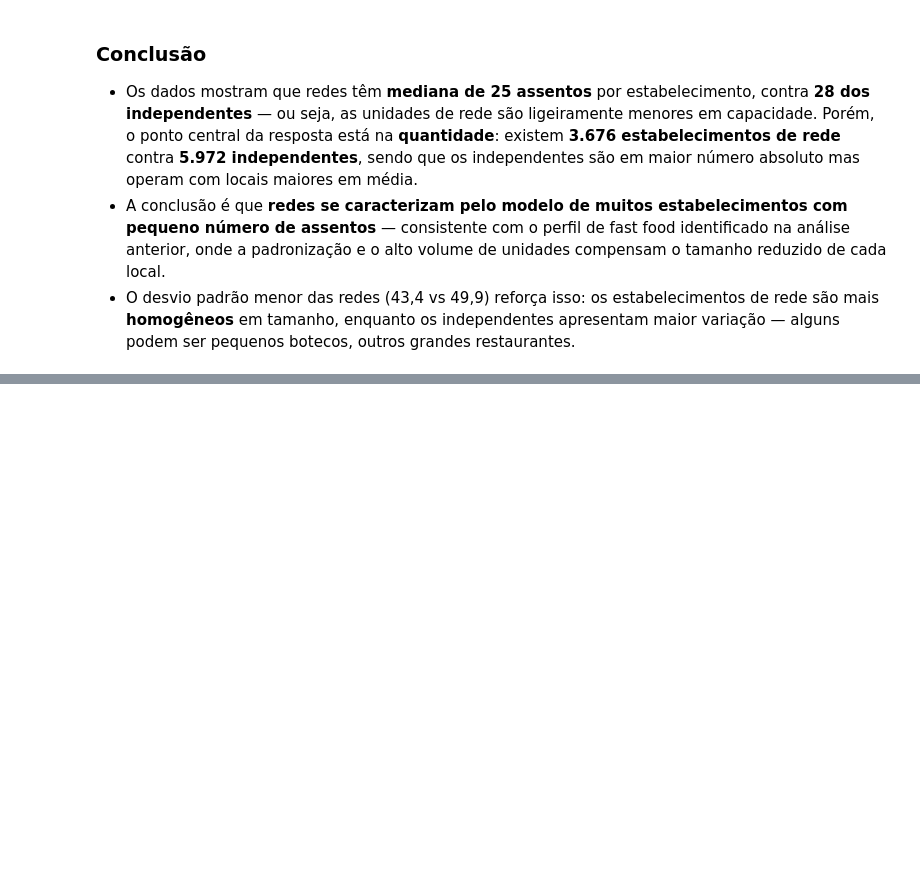
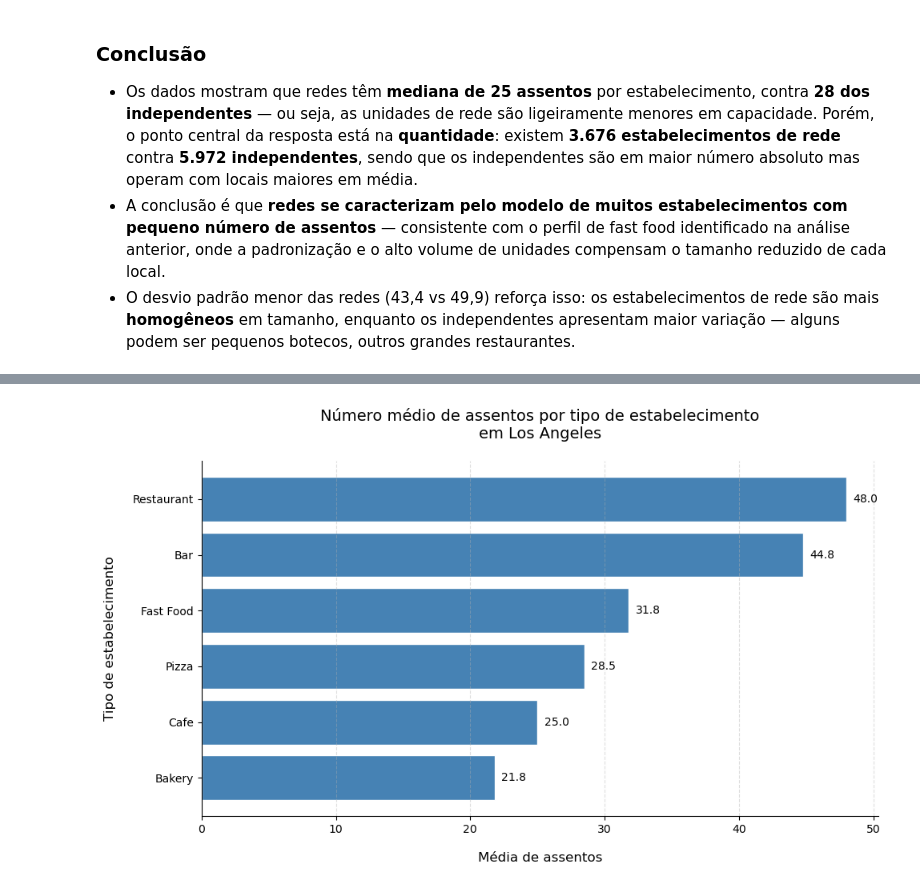
Before and after one commit to raimirsilva/Small-projects, a Jupyter notebook: Sprint-10-project/notebook/LA-restaurants.ipynb, the cells around one changed output, grey strips where cells are left out. Saved outputs shown, nothing was run; the diff lists cells and outputs as text; code cells hidden in the pictures; blank space fills up the shorter version.

```diff
--- a/Sprint-10-project/notebook/LA-restaurants.ipynb
+++ b/Sprint-10-project/notebook/LA-restaurants.ipynb
@@ -366,0 +369,12 @@ plt.show()
+# %%
+# Média de assentos por tipo de estabelecimento, ordenada de forma decrescente
+avg_seats = (
+    rest.groupby('object_type')['number']
+    .mean()
+    .round(1)
+    .sort_values(ascending=False)
+)
+
+print('Número médio de assentos por tipo de estabelecimento:')
+print(avg_seats.to_string())
+print(f'\nTipo com maior média: {avg_seats.idxmax()} ({avg_seats.max()} assentos)')
@@ -366,0 +392,34 @@ plt.show()
+# %%
+# Gráfico de barras horizontais — média de assentos por tipo de estabelecimento
+# Escolha: barras horizontais facilitam a leitura dos rótulos de cada categoria
+# e permitem comparar visualmente qual tipo tem maior capacidade média.
+
+fig, ax = plt.subplots(figsize=(10, 6))
+
+bars = ax.barh(
+    avg_seats.index[::-1],   # inverte para maior média ficar no topo
+    avg_seats.values[::-1],
+    color='steelblue',
+    edgecolor='white'
+)
+
+# Rótulos de valor ao lado de cada barra
+for bar, value in zip(bars, avg_seats.values[::-1]):  # zip(): combina cada barra com seu valor correspondente (ambos já invertidos)
+    ax.text(
+        value + 0.5,                           # posição X: colocando o texto após o fim da barra para não sobrepor
+        bar.get_y() + bar.get_height() / 2,    # posição Y: retorna a coordenada da base da barra; somando metade da altura, o texto fica centralizado verticalmente no meio da barra
+        f'{value}',                            # texto exibido: o valor numérico da média de assentos como rótulo
+        va='center',
+        fontsize=10
+    )
+
+ax.set_title('Número médio de assentos por tipo de estabelecimento\nem Los Angeles', fontsize=14, pad=20)
+ax.set_xlabel('Média de assentos', fontsize=12, labelpad=15)
+ax.set_ylabel('Tipo de estabelecimento', fontsize=12, labelpad=15)
+ax.grid(axis='x', linestyle='--', alpha=0.4)
+ax.spines[['top', 'right']].set_visible(False)
+
+plt.tight_layout()
+plt.show()
+# %% [output]
+[figure, added]
```
Also changed, not shown: parts of 3 cells of this notebook.
